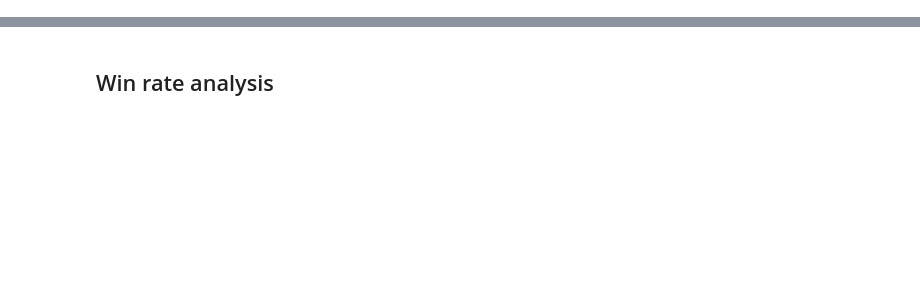
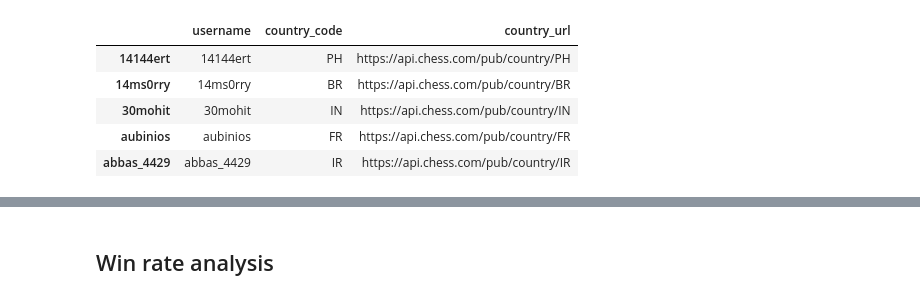
Before and after one commit to raja-akel/Python-Chess-Coach, a Jupyter notebook: my_games_statistics.ipynb, the cells around one changed output, grey strips where cells are left out. Cells and saved outputs as stored; diff of their text form; code cells hidden in the pictures; blank space fills up the shorter version.

```diff
--- a/my_games_statistics.ipynb
+++ b/my_games_statistics.ipynb
@@ -86,0 +124,9 @@ opponent_matrix_df.to_csv(path_or_buf= "./data/top_opponents.csv", mode= "w")
+# %%
+opponent_profiles_df.head()
+# %% [output]
+|  | username | country_code | country_url |
+| 14144ert | 14144ert | PH | https://api.chess.com/pub/country/PH |
+| 14ms0rry | 14ms0rry | BR | https://api.chess.com/pub/country/BR |
+| 30mohit | 30mohit | IN | https://api.chess.com/pub/country/IN |
+| aubinios | aubinios | FR | https://api.chess.com/pub/country/FR |
+| abbas_4429 | abbas_4429 | IR | https://api.chess.com/pub/country/IR |
```
Also changed, not shown: parts of 15 cells of this notebook, 4 other files.
